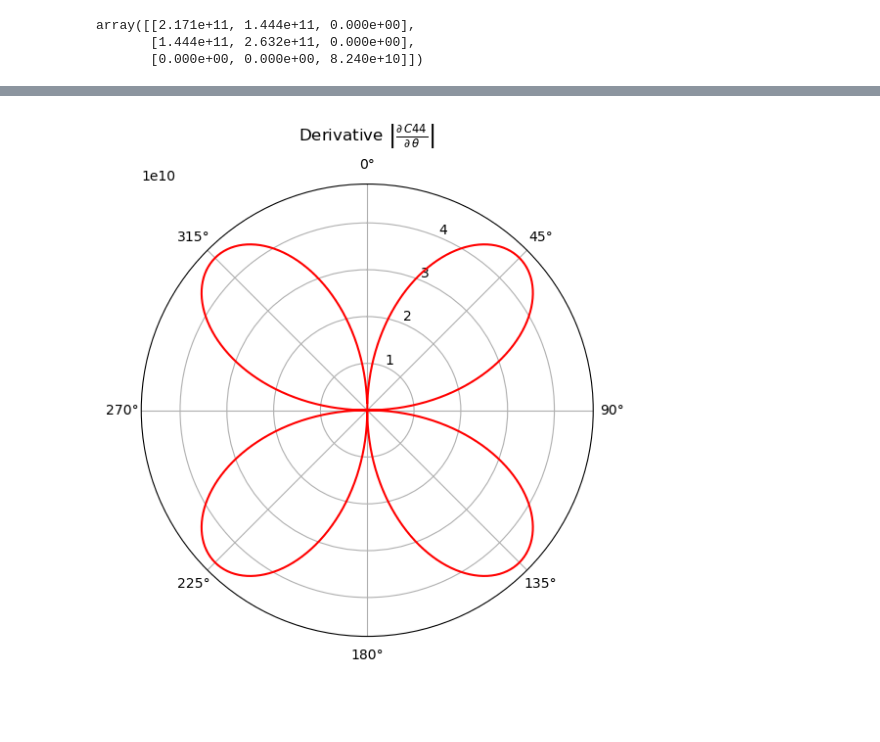
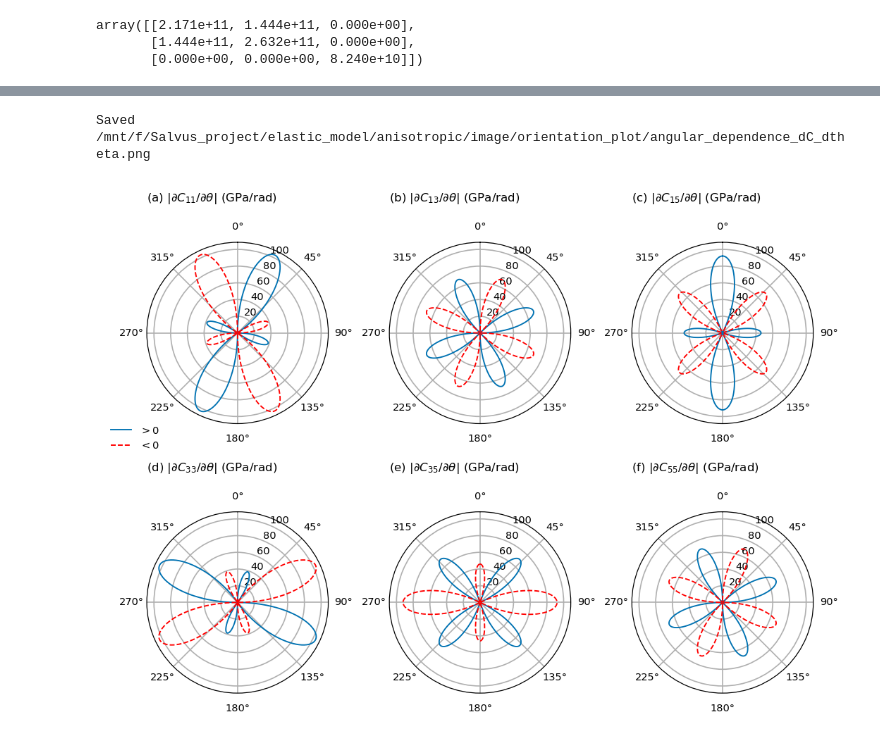
Before and after one commit to oliverwfy/tomography_orientation_2D, a Jupyter notebook: tomograhpy/orientation.ipynb, the cells around one changed output, grey strips where cells are left out. Drawn from its saved outputs; the diff is of its cells as text; code cells hidden in the pictures; blank space fills up the shorter version.

```diff
--- a/tomograhpy/orientation.ipynb
+++ b/tomograhpy/orientation.ipynb
@@ -300,20 +362,47 @@ save_paper_figure(fig, Path(IMAGE_DIR_WIN, 'SH_wave_slowness_polar_plot'))
 # %%
 import numpy as np
 import matplotlib.pyplot as plt
 from pathlib import Path
-from my_code.plot_style import apply_paper_style, save_paper_figure, SINGLE_COL
+from my_code.plot_style import apply_paper_style, save_paper_figure, DOUBLE_COL, C_SYN
 
+# Derivative of the rotated x-z plane stiffness w.r.t. the orientation angle theta (ClockwiseAngle,
+# symmetry axis clockwise from +z), 3D Voigt indices of the x-z plane (1 = xx, 3 = zz, 5 = xz):
+#   alpha = C11 - 2 C13 + C33 - 4 C55,  gamma = C11 - C33   (unrotated constants, C55 = C44)
+#   dC11/dt = -(alpha sin4t + 2 gamma sin2t)/2     dC13/dt = alpha sin4t / 2
+#   dC15/dt = -(gamma cos2t + alpha cos4t)/2       dC33/dt = -(alpha sin4t - 2 gamma sin2t)/2
+#   dC35/dt = -(gamma cos2t - alpha cos4t)/2       dC55/dt = alpha sin4t / 2
+# (= dC_dtheta of the FWI scripts; Salvus names C11, C12, C13, C22, C23, C33)
 apply_paper_style()
-d_C44 = np.sin(2*theta_deg) * (matl.C66 - matl.C44)
+theta = np.deg2rad(np.linspace(0, 360, 721))
+alpha = matl.C11 - 2 * matl.C13 + matl.C33 - 4 * matl.C44
+gamma = matl.C11 - matl.C33
+s2, c2, s4, c4 = np.sin(2 * theta), np.cos(2 * theta), np.sin(4 * theta), np.cos(4 * theta)
+dC = {
+    '11': -0.5 * (alpha * s4 + 2 * gamma * s2),
+    '13':  0.5 * alpha * s4,
+    '15': -0.5 * (gamma * c2 + alpha * c4),
+    '33': -0.5 * (alpha * s4 - 2 * gamma * s2),
+    '35': -0.5 * (gamma * c2 - alpha * c4),
+    '55':  0.5 * alpha * s4,
+}
+r_max = max(np.abs(d).max() for d in dC.values()) / 1e9          # common radial scale [GPa/rad]
 
-fig = plt.figure(figsize=(SINGLE_COL, SINGLE_COL))
-ax = fig.add_subplot(111, polar=True)
-ax.set_theta_zero_location('N')   # 0 deg at the top (+z)
-ax.set_theta_direction(-1)        # clockwise, as the orientation angle
-ax.plot(theta_deg, np.abs(d_C44) / 1e9, color='red', lw=0.9,
-        label=r'$|\partial C_{44} / \partial \theta|$ (GPa/rad)')
-ax.legend(loc='lower left', bbox_to_anchor=(-0.1, -0.1), frameon=False)
-fig.tight_layout(pad=0.3)
-save_paper_figure(fig, Path(IMAGE_DIR_WIN, 'angular_dependence_d_C44'))
+# polar |dC/dtheta|: solid where dC/dtheta > 0, dashed where < 0
+fig, axes = plt.subplots(2, 3, figsize=(DOUBLE_COL, 5.0), subplot_kw={'polar': True},
+                         layout='constrained')
+for k, (ax, (ij, d)) in enumerate(zip(axes.ravel(), dC.items())):
+    d = d / 1e9
+    ax.set_theta_zero_location('N')   # 0 deg at the top (+z)
+    ax.set_theta_direction(-1)        # clockwise, as the orientation angle
+    ax.plot(theta, np.where(d >= 0, d, np.nan), color=C_SYN, lw=0.9, label=r'$> 0$')
+    ax.plot(theta, np.where(d < 0, -d, np.nan), color='red', lw=0.9, ls='--', label=r'$< 0$')
+    ax.set_ylim(0, 1.05 * r_max)
+    ax.set_rlabel_position(22.5)
+    ax.tick_params(labelsize=7)
+    ax.set_title(rf'({"abcdef"[k]}) $|\partial C_{{{ij}}}/\partial\theta|$ (GPa/rad)', loc='left', pad=14)
+axes[0, 0].legend(loc='lower left', bbox_to_anchor=(-0.25, -0.2), frameon=False)
+save_paper_figure(fig, Path(FIG_DIR, 'angular_dependence_dC_dtheta'))
+plt.show()
 # %% [output]
+Saved /mnt/f/Salvus_project/elastic_model/anisotropic/image/orientation_plot/angular_dependence_dC_dtheta.png
-[figure, old version]
+[figure, new version]
```
Also changed, not shown: parts of 6 cells of this notebook.
